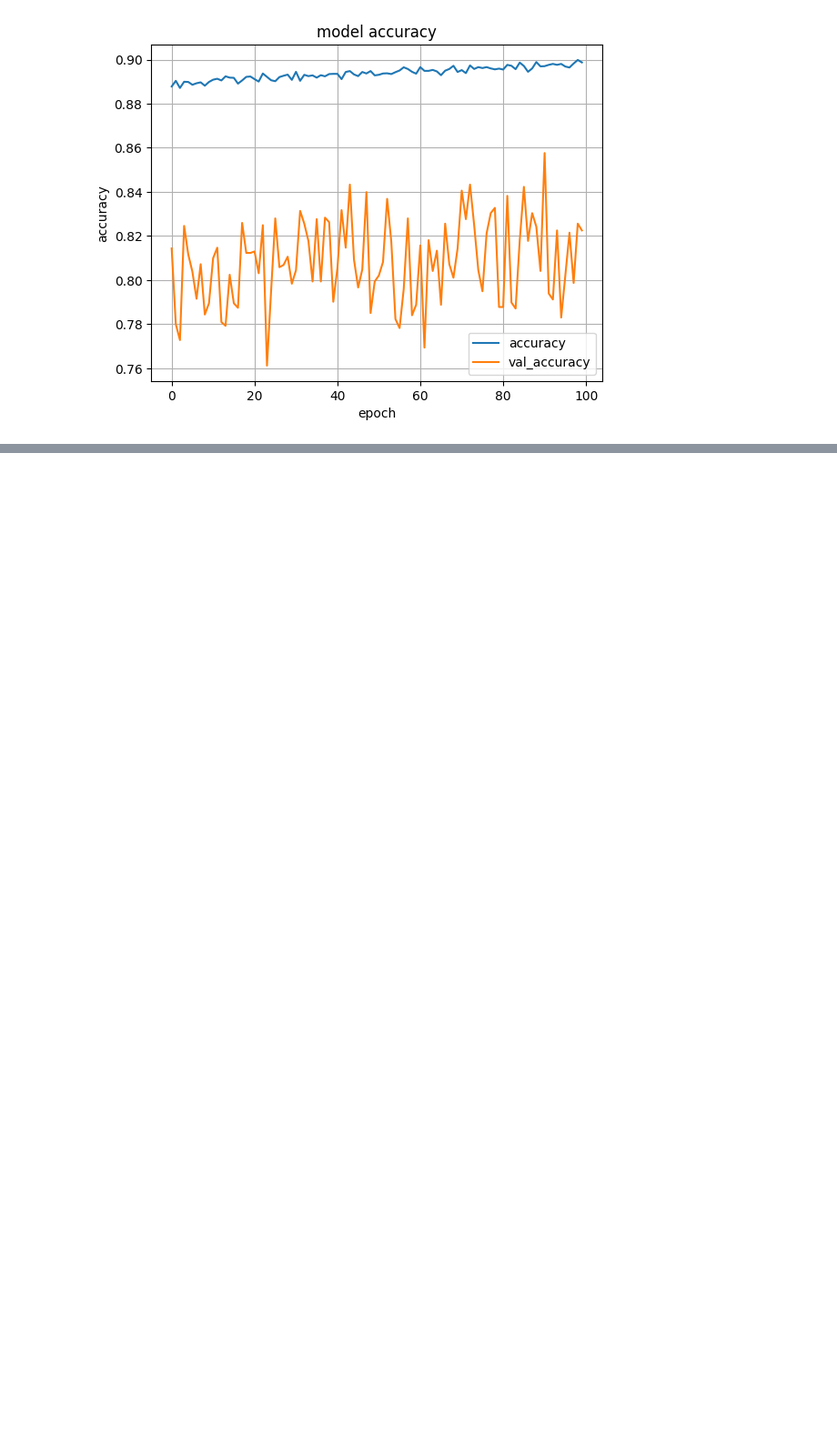
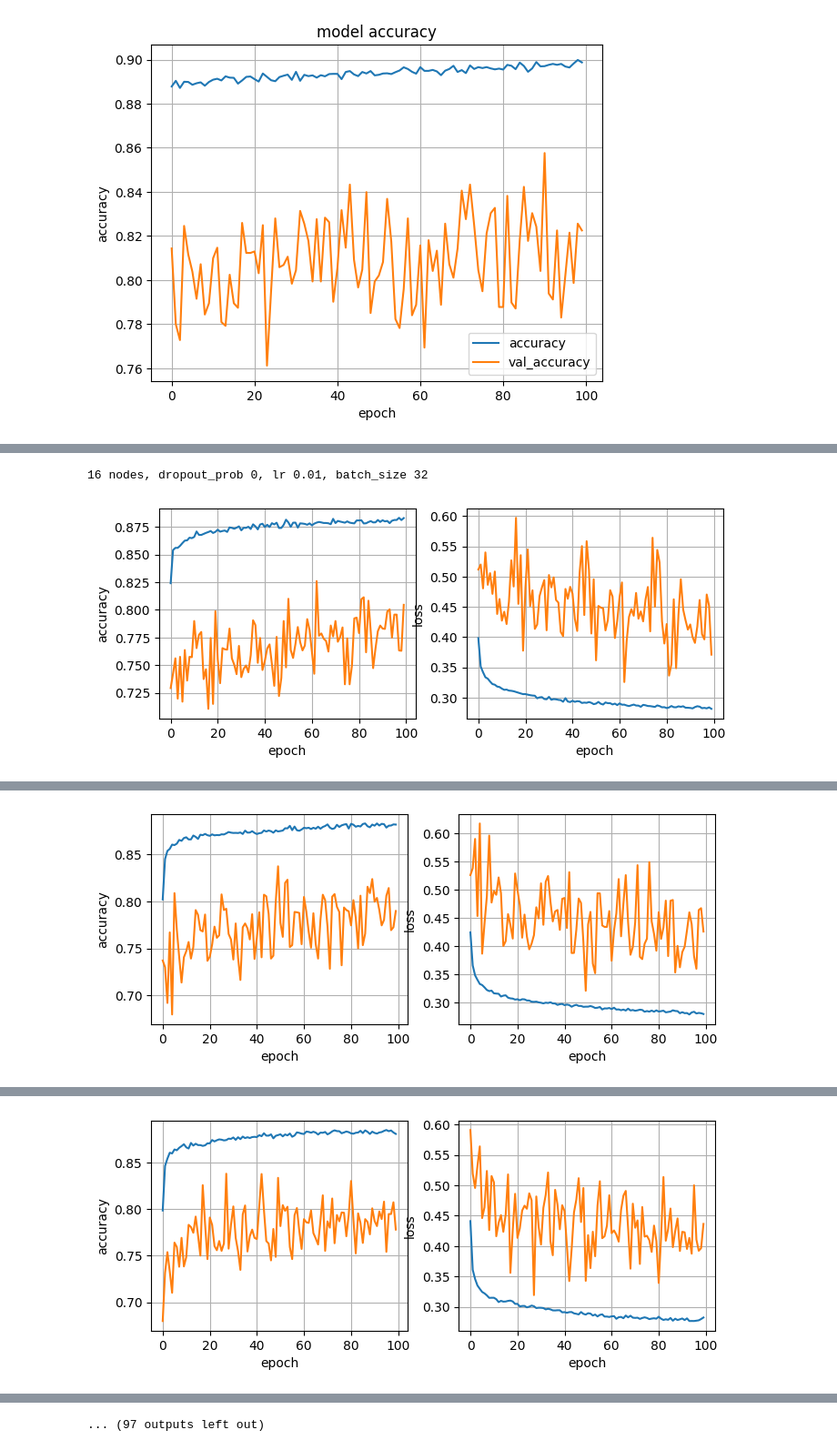
Before and after one commit to whysosaket/ML-MLFEB, a Jupyter notebook: MAGIC/MAGIC.ipynb, the cells around one changed output, grey strips where cells are left out. Shown at 91% size. Drawn from its saved outputs; the diff is of its cells as text; code cells hidden in the pictures; blank space fills up the shorter version.

```diff
--- a/MAGIC/MAGIC.ipynb
+++ b/MAGIC/MAGIC.ipynb
@@ -274,0 +321,22 @@ plot_accuracy(history)
+# %%
+# we need to record which model has the least loss
+least_val_loss = float('inf')
+least_loss_model = None
+
+epochs = 100
+# setting up the loop to train the data
+for num_nodes in [16, 32, 64]:
+    for dropout_prob in [0, 0.2]:
+        for lr in [0.01, 0.005, 0.001]:
+            for batch_size in [32, 64, 128]:
+                print(f"{num_nodes} nodes, dropout_prob {dropout_prob}, lr {lr}, batch_size {batch_size}")
+                model, history = nn_train(X_train, Y_train, num_nodes, dropout_prob, lr, batch_size, epochs)
+                plot_graph(history)
+                results = model.evaluate(X_valid, Y_valid)
+                val_loss = results[0]  # Extract the loss value from the list
+                if val_loss < least_val_loss:
+                    least_val_loss = val_loss
+                    least_loss_model = model
+# %% [output]
+16 nodes, dropout_prob 0, lr 0.01, batch_size 32
+[figure, added]
@@ -274,0 +345 @@ plot_accuracy(history)
+[figure, added]
@@ -274,0 +348 @@ plot_accuracy(history)
+[figure, added]
@@ -274,0 +358 @@ plot_accuracy(history)
+... (97 outputs left out)
```
Also changed, not shown: parts of 4 cells of this notebook.
